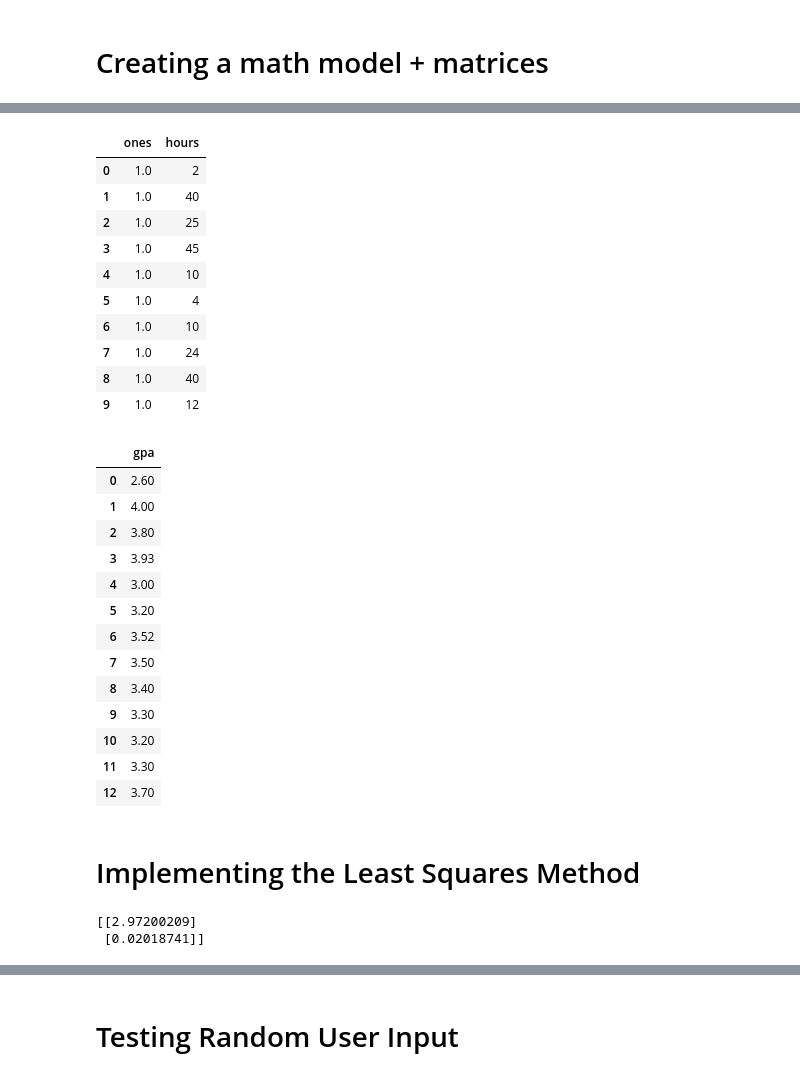
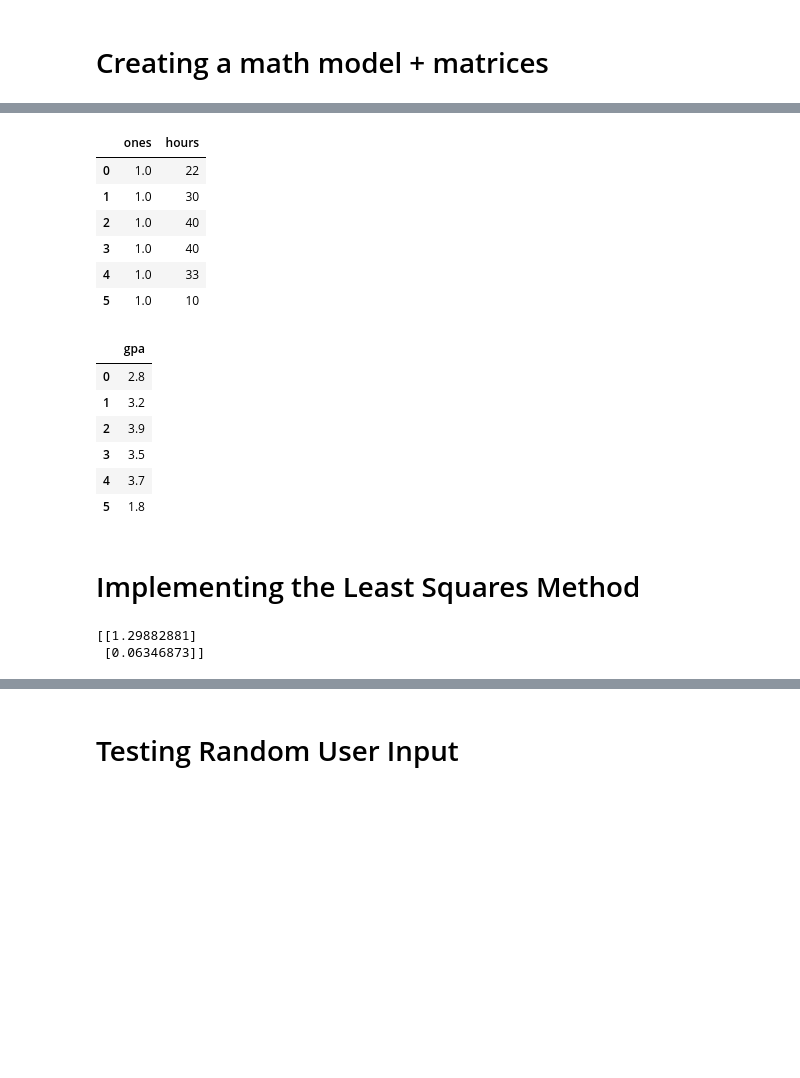
Before and after one commit to askhat-aubakirov/gpa_least_squares, a Jupyter notebook: NU_Day_Demo.ipynb, the cells around one changed output, grey strips where cells are left out. Drawn from its saved outputs; the diff is of its cells as text; code cells hidden in the pictures; blank space fills up the shorter version.

```diff
--- a/NU_Day_Demo.ipynb
+++ b/NU_Day_Demo.ipynb
@@ -21,6 +16,6 @@ input_data = pd.read_csv('input.csv')
 # %%
-input_data = {'hours': [2,40,25,45,10,4,10,24,40,12,11,30,35],
-              'gpa': [2.6,4,3.8,3.93,3,3.2,3.52,3.5,3.4,3.3,3.2,3.3,3.7]}
+input_data = {'hours': [22,30,40,40,33,10],
+              'gpa': [2.8,3.2,3.9,3.5,3.7,1.8]}
 
 input_data = pd.DataFrame(input_data)
 # %%
@@ -78,35 +54,24 @@ X_data = pd.DataFrame({'ones': np.ones(len(input_data)), 'hours': input_data['ho
 X_data.head(10)
 # %% [output]
 |  | ones | hours |
-| 0 | 1.0 | 2 |
-| 1 | 1.0 | 40 |
-| 2 | 1.0 | 25 |
-| 3 | 1.0 | 45 |
-| 4 | 1.0 | 10 |
-| 5 | 1.0 | 4 |
-| 6 | 1.0 | 10 |
-| 7 | 1.0 | 24 |
-| 8 | 1.0 | 40 |
-| 9 | 1.0 | 12 |
+| 0 | 1.0 | 22 |
+| 1 | 1.0 | 30 |
+| 2 | 1.0 | 40 |
+| 3 | 1.0 | 40 |
+| 4 | 1.0 | 33 |
+| 5 | 1.0 | 10 |
 # %%
 y_data = input_data[['gpa']]
 # %%
-y_data.head(15)
+y_data.head(10)
 # %% [output]
 |  | gpa |
-| 0 | 2.60 |
-| 1 | 4.00 |
-| 2 | 3.80 |
-| 3 | 3.93 |
-| 4 | 3.00 |
-| 5 | 3.20 |
-| 6 | 3.52 |
-| 7 | 3.50 |
-| 8 | 3.40 |
-| 9 | 3.30 |
-| 10 | 3.20 |
-| 11 | 3.30 |
-| 12 | 3.70 |
+| 0 | 2.8 |
+| 1 | 3.2 |
+| 2 | 3.9 |
+| 3 | 3.5 |
+| 4 | 3.7 |
+| 5 | 1.8 |
 # %% [markdown]
 # Implementing the Least Squares Method
 # %%
@@ -135,8 +100,8 @@ coef = least_squares(X_data, y_data)
 # %%
 print(coef)
 # %% [output]
-[[2.97200209]
- [0.02018741]]
+[[1.29882881]
+ [0.06346873]]
 # %%
 # prompt: give me code to calculate y_predicted by user input of x (hours) using beta coefficients in y = B_0 + B_1*x_i
 
```
Also changed, not shown: parts of 8 cells of this notebook.
